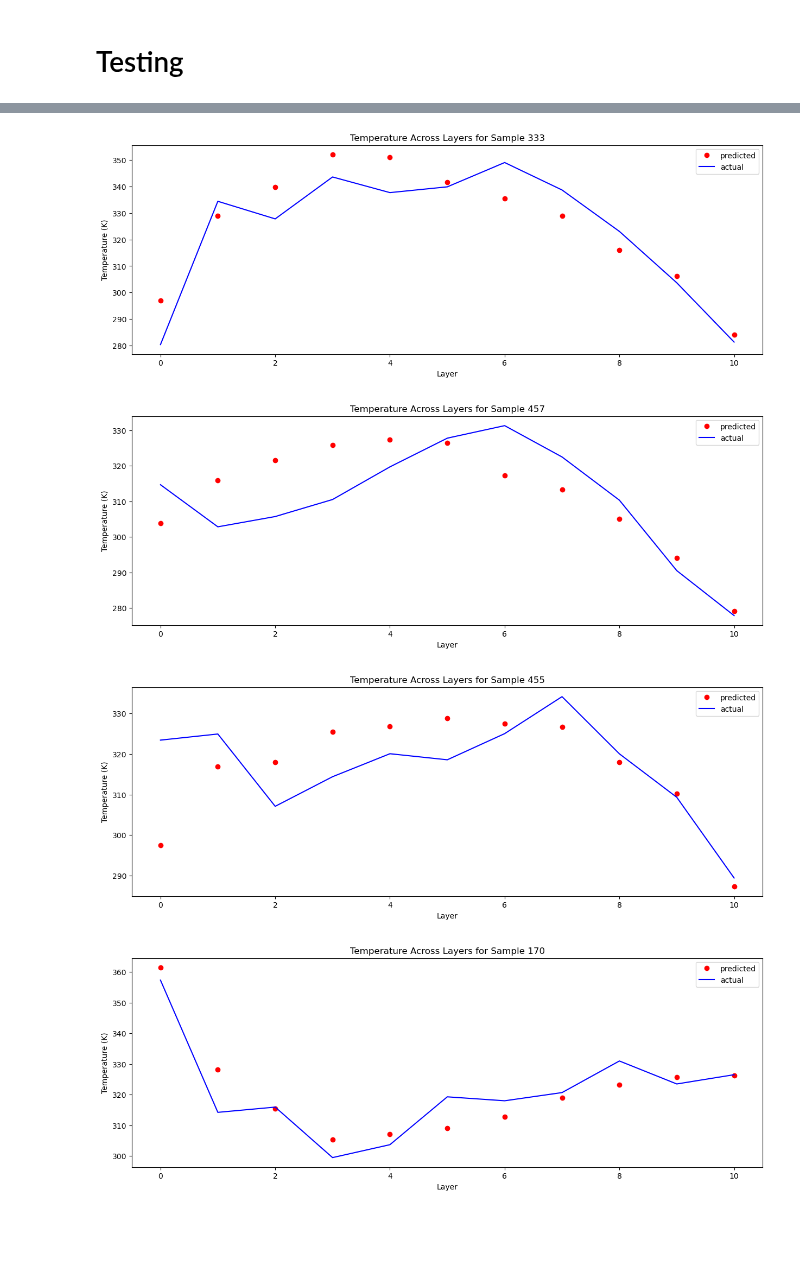
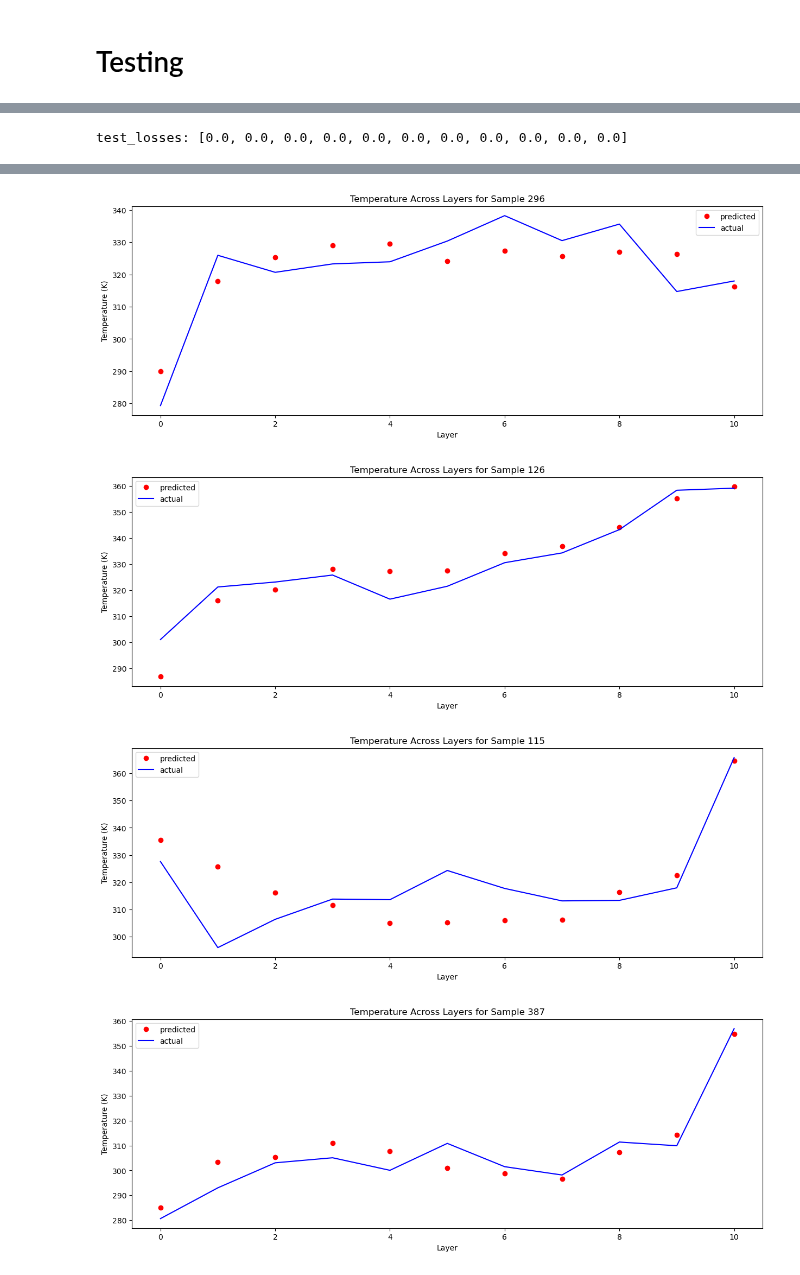
Before and after one commit to iAmBrig12/REU_AI_Thermography, a Jupyter notebook: tandem_take3.ipynb, the cells around one changed output, grey strips where cells are left out. Cells and saved outputs as stored; diff of their text form; code cells hidden in the pictures; blank space fills up the shorter version.

Commit message:
messy updates (one_layer commented out in comparison file)

```diff
--- a/tandem_take3.ipynb
+++ b/tandem_take3.ipynb
@@ -19,8 +19,8 @@ args = {'noise':0.01,
         'forward learning rate':0.01,
         'inverse learning rate':0.01,
 
-        'forward training epochs':20000,
-        'inverse training epochs':20000,
+        'forward training epochs':1000,
+        'inverse training epochs':5000,
 
         'forward training criterion':nn.L1Loss(),
         'inverse training criterion':nn.L1Loss(),
@@ -39,7 +39,7 @@ now = datetime.now()
 def df_to_tensor(df):
     return torch.tensor(df.values, dtype=torch.float32)
 # %%
-df = pd.read_excel('wide_range.xlsx')
+df = pd.read_excel('data_3nm.xlsx')
 
 spec = df.iloc[:,11:]
 temp = df.iloc[:,:11]
@@ -523,7 +523,21 @@ import random
 num_graphs = 10
 indices = []
 
+test_losses = [0] * 11
+
 with torch.no_grad():
+    for i in range(len(pred_temp)):
+    # sum loss for each entry
+        for layer in range(len(pred_temp[0])):
+            l1_loss = abs(pred_temp[i][layer] - pred_temp[i][layer]).item()
+            test_losses[layer] += l1_loss
+
+    # divide each loss by number of entries to find average loss per layer
+    for i in range(len(test_losses)):
+        test_losses[i] = test_losses[i] / len(pred_temp)
+
+    print(f'test_losses: {test_losses}')
+
     for i in range(0, num_graphs):
         n = random.randint(0, len(pred_temp))
         indices.append(n)
@@ -531,3 +545,4 @@ with torch.no_grad():
     for index in indices:
         plot_test_results(pred_temp[index], temp_test[index], index)
 # %% [output]
+test_losses: [0.0, 0.0, 0.0, 0.0, 0.0, 0.0, 0.0, 0.0, 0.0, 0.0, 0.0]
@@ -537,4 +552,4 @@ with torch.no_grad():
-[figure, old version]
+[figure, new version]
-[figure, old version]
+[figure, new version]
-[figure, old version]
+[figure, new version]
-[figure, old version]
+[figure, new version]
```
Also changed, not shown: parts of 20 cells of this notebook.
